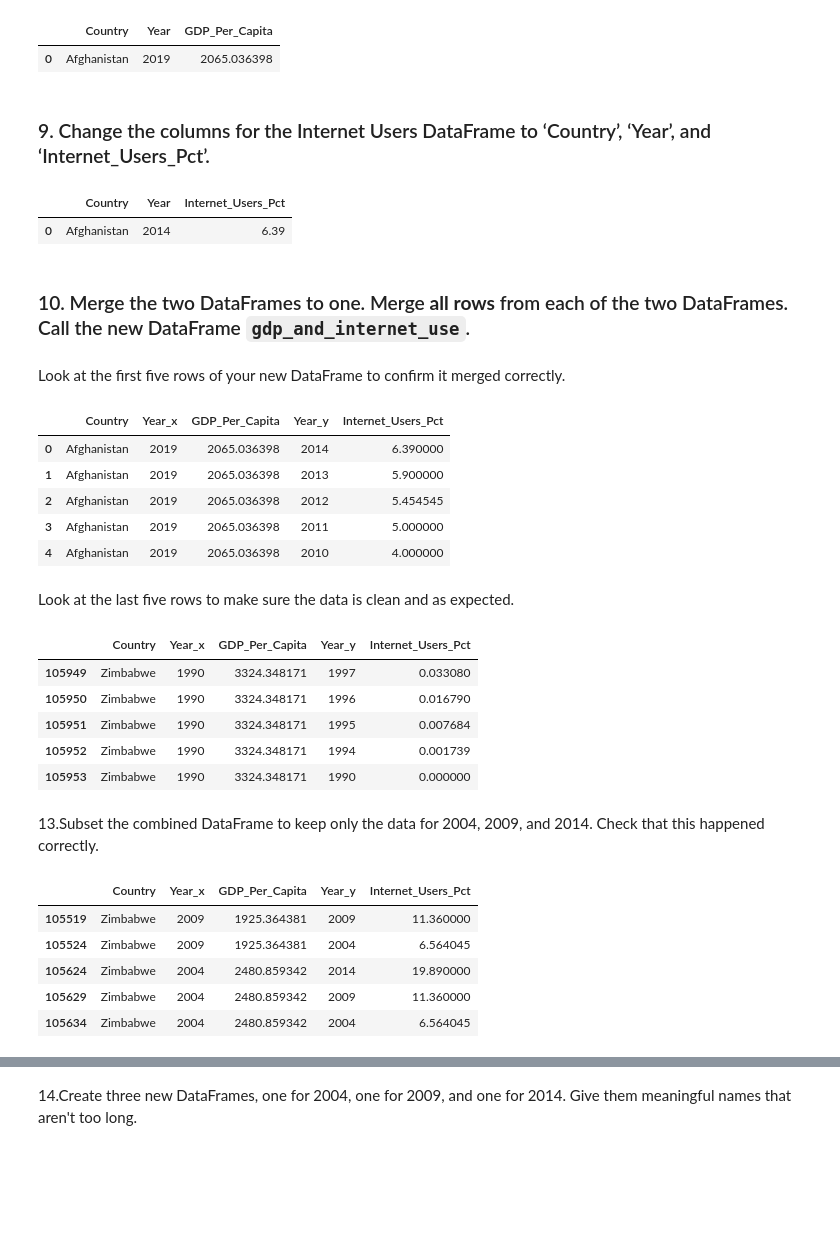
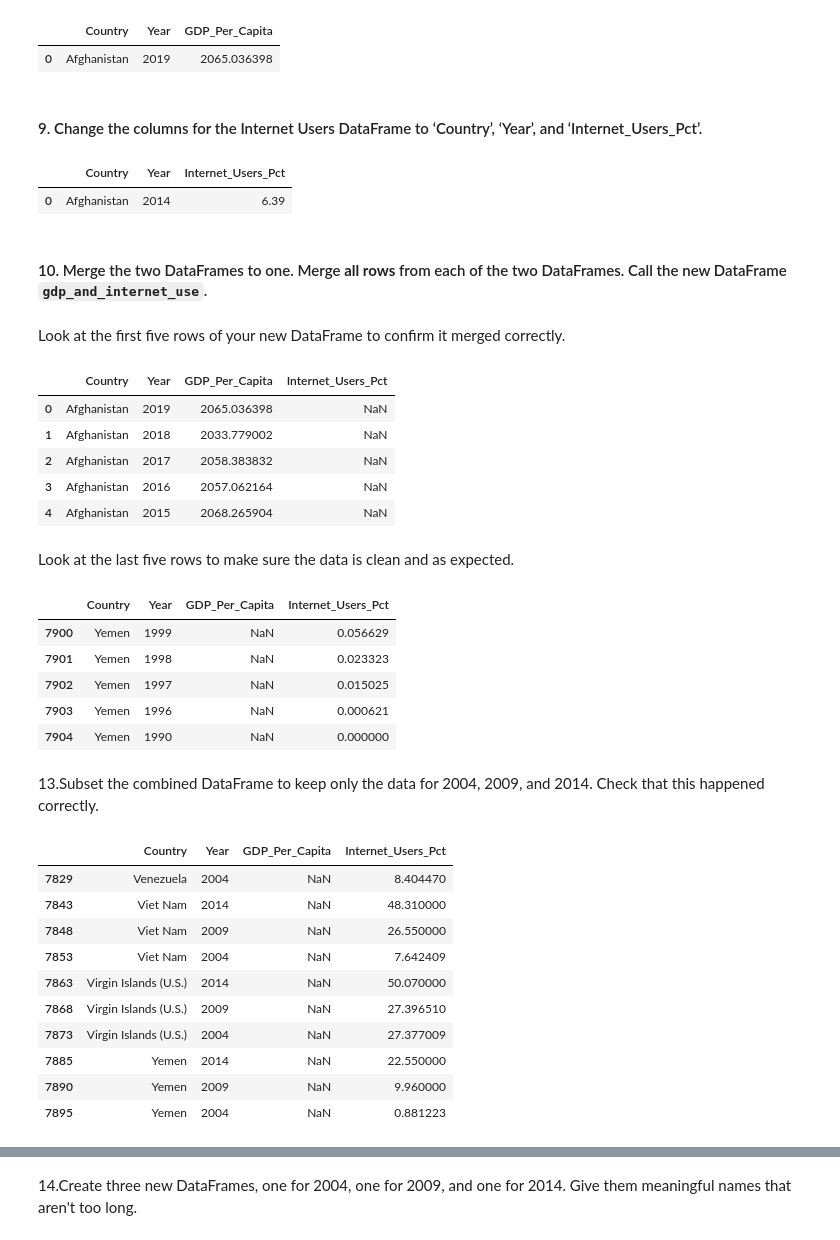
Before and after one commit to NSS-Full-Time-Data-Analytics-7/gdp-and-internet-usage-berhanneway, a Jupyter notebook: notebooks/UN Data Project.ipynb, the cells around one changed output, grey strips where cells are left out. Cells and saved outputs as stored; diff of their text form; code cells hidden in the pictures; blank space fills up the shorter version.

```diff
--- a/notebooks/UN Data Project.ipynb
+++ b/notebooks/UN Data Project.ipynb
@@ -142,7 +142,7 @@ new_name_gdp_df.head(1)
 |  | Country | Year | GDP_Per_Capita |
 | 0 | Afghanistan | 2019 | 2065.036398 |
 # %% [markdown]
-### 9. Change the columns for the Internet Users DataFrame to ‘Country’, ‘Year’, and ‘Internet_Users_Pct’.
+#### 9. Change the columns for the Internet Users DataFrame to ‘Country’, ‘Year’, and ‘Internet_Users_Pct’.
 # %%
 new_name_internet_df = internet_df.rename({'Country or Area':'Country','Year':'Year','Value':'Internet_Users_Pct'}, axis='columns')
 new_name_internet_df.head(1)
@@ -150,40 +150,45 @@ new_name_internet_df.head(1)
 |  | Country | Year | Internet_Users_Pct |
 | 0 | Afghanistan | 2014 | 6.39 |
 # %% [markdown]
-### 10. Merge the two DataFrames to one. Merge **all rows** from each of the two DataFrames. Call the new DataFrame `gdp_and_internet_use`.
+#### 10. Merge the two DataFrames to one. Merge **all rows** from each of the two DataFrames. Call the new DataFrame `gdp_and_internet_use`.
 # %%
-gdp_and_internet_use = pd.merge(new_name_gdp_df,new_name_internet_df, left_on = 'Country', right_on ='Country', how = 'inner')
+gdp_and_internet_use = pd.merge(new_name_gdp_df,new_name_internet_df, left_on = ['Country', 'Year'], right_on = ['Country', 'Year'],how = 'outer')
 # %% [markdown]
 Look at the first five rows of your new DataFrame to confirm it merged correctly.
 # %%
 gdp_and_internet_use.head()
 # %% [output]
-|  | Country | Year_x | GDP_Per_Capita | Year_y | Internet_Users_Pct |
-| 0 | Afghanistan | 2019 | 2065.036398 | 2014 | 6.390000 |
-| 1 | Afghanistan | 2019 | 2065.036398 | 2013 | 5.900000 |
-| 2 | Afghanistan | 2019 | 2065.036398 | 2012 | 5.454545 |
-| 3 | Afghanistan | 2019 | 2065.036398 | 2011 | 5.000000 |
-| 4 | Afghanistan | 2019 | 2065.036398 | 2010 | 4.000000 |
+|  | Country | Year | GDP_Per_Capita | Internet_Users_Pct |
+| 0 | Afghanistan | 2019 | 2065.036398 | NaN |
+| 1 | Afghanistan | 2018 | 2033.779002 | NaN |
+| 2 | Afghanistan | 2017 | 2058.383832 | NaN |
+| 3 | Afghanistan | 2016 | 2057.062164 | NaN |
+| 4 | Afghanistan | 2015 | 2068.265904 | NaN |
 # %% [markdown]
 Look at the last five rows to make sure the data is clean and as expected.
 # %%
 gdp_and_internet_use.tail()
 # %% [output]
-|  | Country | Year_x | GDP_Per_Capita | Year_y | Internet_Users_Pct |
-| 105949 | Zimbabwe | 1990 | 3324.348171 | 1997 | 0.033080 |
-| 105950 | Zimbabwe | 1990 | 3324.348171 | 1996 | 0.016790 |
-| 105951 | Zimbabwe | 1990 | 3324.348171 | 1995 | 0.007684 |
-| 105952 | Zimbabwe | 1990 | 3324.348171 | 1994 | 0.001739 |
-| 105953 | Zimbabwe | 1990 | 3324.348171 | 1990 | 0.000000 |
+|  | Country | Year | GDP_Per_Capita | Internet_Users_Pct |
+| 7900 | Yemen | 1999 | NaN | 0.056629 |
+| 7901 | Yemen | 1998 | NaN | 0.023323 |
+| 7902 | Yemen | 1997 | NaN | 0.015025 |
+| 7903 | Yemen | 1996 | NaN | 0.000621 |
+| 7904 | Yemen | 1990 | NaN | 0.000000 |
 # %% [markdown]
 13.Subset the combined DataFrame to keep only the data for 2004, 2009, and 2014. Check that this happened correctly.
 # %%
-gdp_and_internet_use1 = gdp_and_internet_use.loc[gdp_and_internet_use['Year_x'].isin([2004, 2009, 2014]) & (gdp_and_internet_use['Year_y'].isin([2004, 2009, 2014]))]
-gdp_and_internet_use1.head(5)
+gdp_and_internet_use_3years = gdp_and_internet_use.loc[gdp_and_internet_use['Year'].isin([2004, 2009, 2014]) & (gdp_and_internet_use['Year'].isin([2004, 2009, 2014]))]
+gdp_and_internet_use_3years.tail(10)
 # %% [output]
-|  | Country | Year_x | GDP_Per_Capita | Year_y | Internet_Users_Pct |
-| 105519 | Zimbabwe | 2009 | 1925.364381 | 2009 | 11.360000 |
-| 105524 | Zimbabwe | 2009 | 1925.364381 | 2004 | 6.564045 |
-| 105624 | Zimbabwe | 2004 | 2480.859342 | 2014 | 19.890000 |
-| 105629 | Zimbabwe | 2004 | 2480.859342 | 2009 | 11.360000 |
-| 105634 | Zimbabwe | 2004 | 2480.859342 | 2004 | 6.564045 |
+|  | Country | Year | GDP_Per_Capita | Internet_Users_Pct |
+| 7829 | Venezuela | 2004 | NaN | 8.404470 |
+| 7843 | Viet Nam | 2014 | NaN | 48.310000 |
+| 7848 | Viet Nam | 2009 | NaN | 26.550000 |
+| 7853 | Viet Nam | 2004 | NaN | 7.642409 |
+| 7863 | Virgin Islands (U.S.) | 2014 | NaN | 50.070000 |
+| 7868 | Virgin Islands (U.S.) | 2009 | NaN | 27.396510 |
+| 7873 | Virgin Islands (U.S.) | 2004 | NaN | 27.377009 |
+| 7885 | Yemen | 2014 | NaN | 22.550000 |
+| 7890 | Yemen | 2009 | NaN | 9.960000 |
+| 7895 | Yemen | 2004 | NaN | 0.881223 |
```
Also changed, not shown: parts of 33 cells of this notebook.
